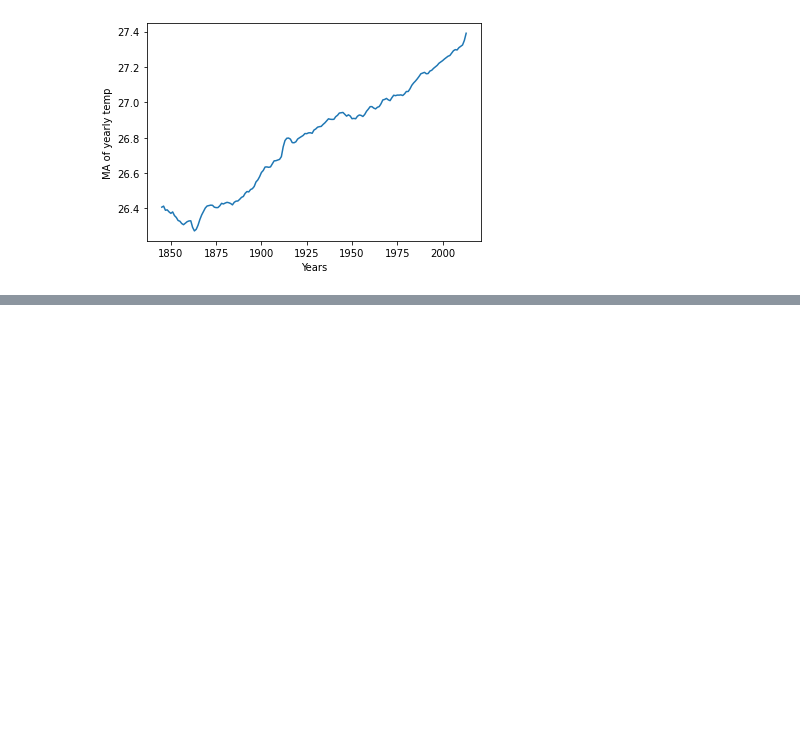
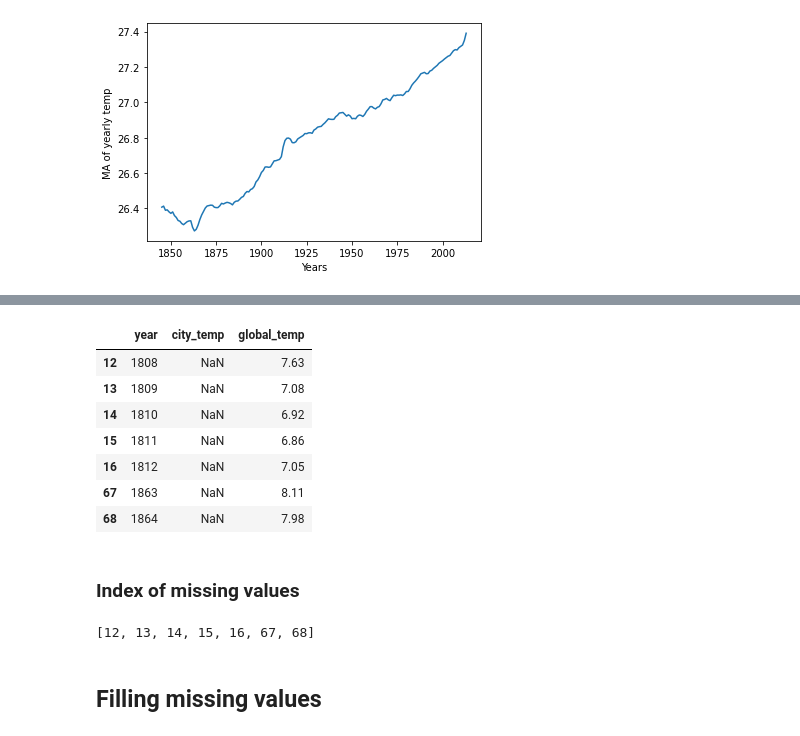
Before and after one commit to dishankkalra23/Explore-Weather-Trends, a Jupyter notebook: Explore_Weather_Trends.ipynb, the cells around one changed output, grey strips where cells are left out. Drawn from its saved outputs; the diff is of its cells as text; code cells hidden in the pictures; blank space fills up the shorter version.

```diff
--- a/Explore_Weather_Trends.ipynb
+++ b/Explore_Weather_Trends.ipynb
@@ -214,0 +271,20 @@ plt.show()
+# %%
+df_trends[df_trends.isnull().any(axis=1)]
+# %% [output]
+|  | year | city_temp | global_temp |
+| 12 | 1808 | NaN | 7.63 |
+| 13 | 1809 | NaN | 7.08 |
+| 14 | 1810 | NaN | 6.92 |
+| 15 | 1811 | NaN | 6.86 |
+| 16 | 1812 | NaN | 7.05 |
+| 67 | 1863 | NaN | 8.11 |
+| 68 | 1864 | NaN | 7.98 |
+# %% [markdown]
+### Index of missing values
+# %%
+missing_values = df_trends[df_trends.isnull().any(axis=1)].index.values.tolist()
+missing_values
+# %% [output]
+[12, 13, 14, 15, 16, 67, 68]
+# %% [markdown]
+## Filling missing values
```
Also changed, not shown: parts of 16 cells of this notebook.
